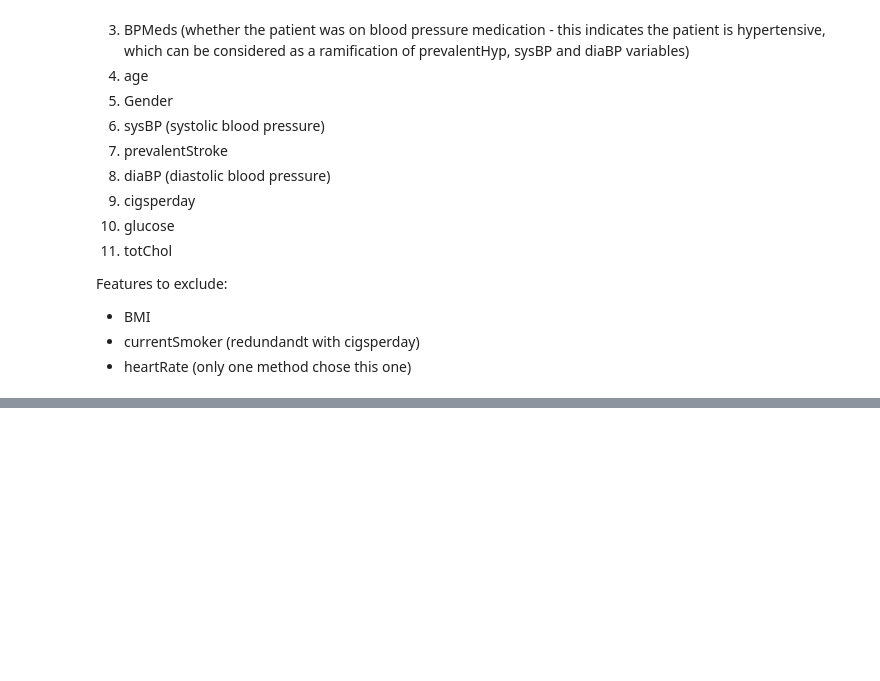
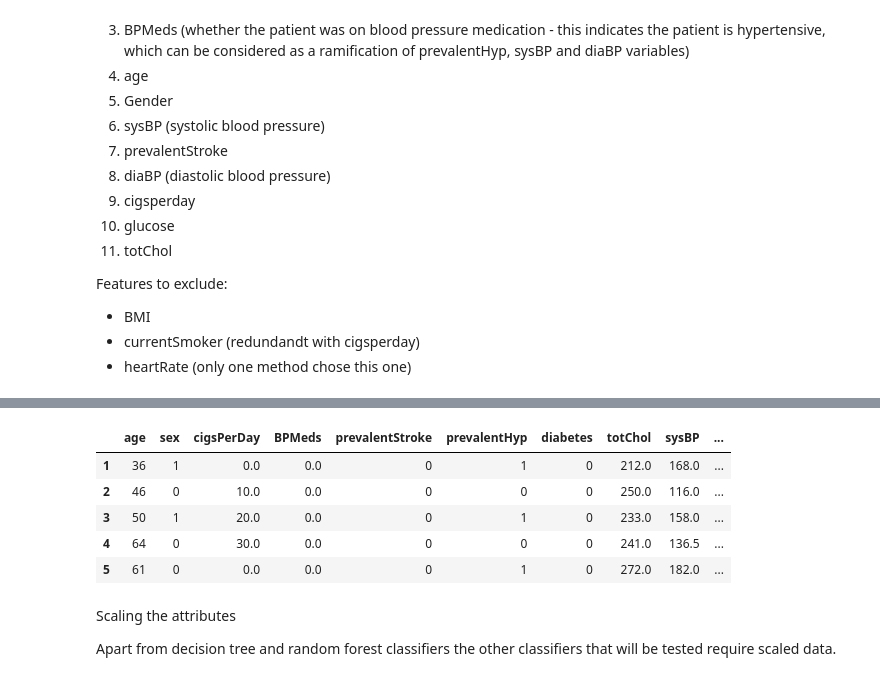
Before and after one commit to chandusayhi/Cardiovascular_Risk_Prediction, a Jupyter notebook: Chandrakant_Cardiovascular_Risk_Prediction.ipynb, the cells around one changed output, grey strips where cells are left out. Cells and saved outputs as stored; diff of their text form; code cells hidden in the pictures; blank space fills up the shorter version.

```diff
--- a/Chandrakant_Cardiovascular_Risk_Prediction.ipynb
+++ b/Chandrakant_Cardiovascular_Risk_Prediction.ipynb
@@ -1116,0 +1146,11 @@ Features to exclude:
+# %%
+#Creating a dataset with only the features selected
+data_features = data.drop(['id','is_smoking', 'BMI', 'heartRate'], axis=1)
+data_features.head()
+# %% [output]
+|  | age | sex | cigsPerDay | BPMeds | prevalentStroke | prevalentHyp | diabetes | totChol | sysBP | ... |
+| 1 | 36 | 1 | 0.0 | 0.0 | 0 | 1 | 0 | 212.0 | 168.0 | ... |
+| 2 | 46 | 0 | 10.0 | 0.0 | 0 | 0 | 0 | 250.0 | 116.0 | ... |
+| 3 | 50 | 1 | 20.0 | 0.0 | 0 | 1 | 0 | 233.0 | 158.0 | ... |
+| 4 | 64 | 0 | 30.0 | 0.0 | 0 | 0 | 0 | 241.0 | 136.5 | ... |
+| 5 | 61 | 0 | 0.0 | 0.0 | 0 | 1 | 0 | 272.0 | 182.0 | ... |
@@ -1116,0 +1160,4 @@ Features to exclude:
+# %% [markdown]
+Scaling the attributes
+
+Apart from decision tree and random forest classifiers the other classifiers that will be tested require scaled data.
```
Also changed, not shown: parts of 26 cells of this notebook.
